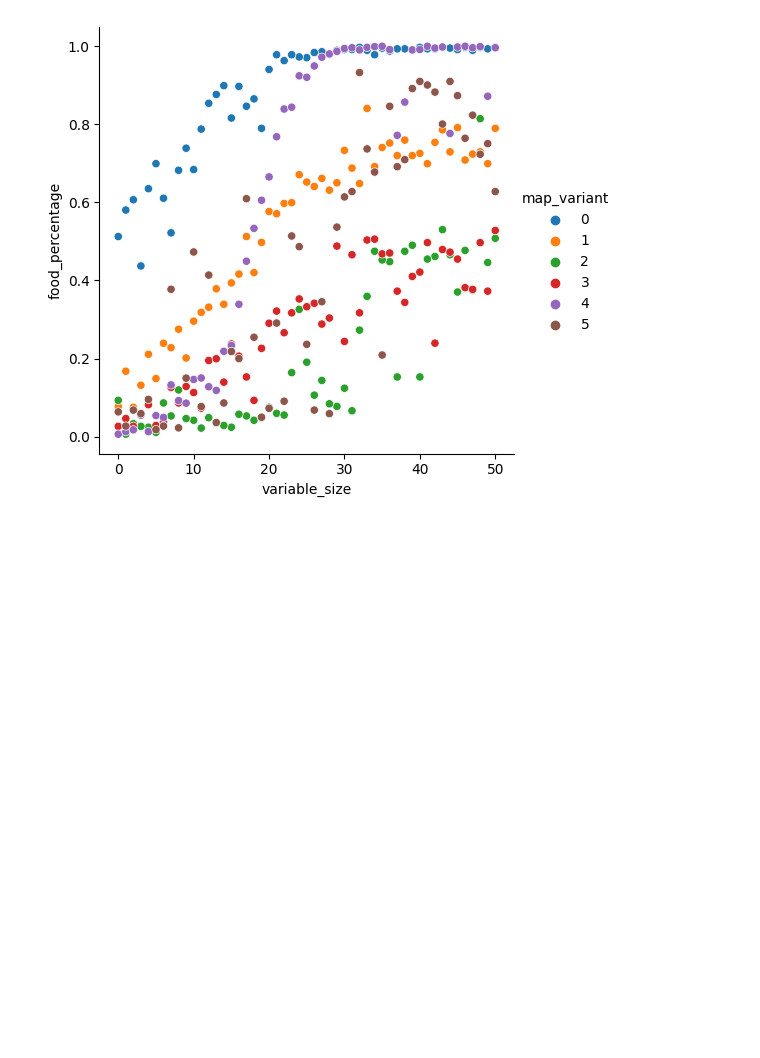
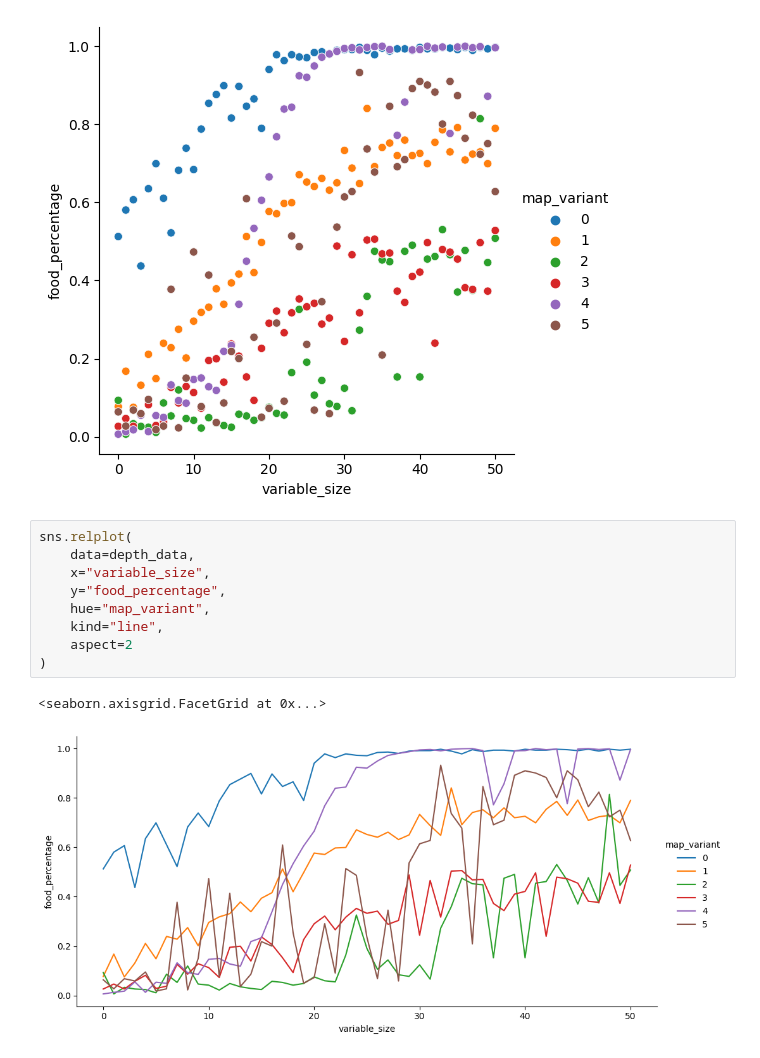
Before and after one commit to dbeinhauer/ant_colony_model, a Jupyter notebook: plot_creator.ipynb, the cells around one changed output. Saved outputs shown, nothing was run; the diff lists cells and outputs as text; blank space fills up the shorter version.

```diff
--- a/plot_creator.ipynb
+++ b/plot_creator.ipynb
@@ -384,3 +394,15 @@ sns.relplot(
 # %% [output]
 <seaborn.axisgrid.FacetGrid at 0x...>
 [figure]
+# %%
+sns.relplot(
+    data=depth_data,
+    x="variable_size",
+    y="food_percentage",
+    hue="map_variant",
+    kind="line",
+    aspect=2
+)
+# %% [output]
+<seaborn.axisgrid.FacetGrid at 0x...>
+[figure, added]
```
Also changed, not shown: parts of 5 cells of this notebook, 2 other files.
